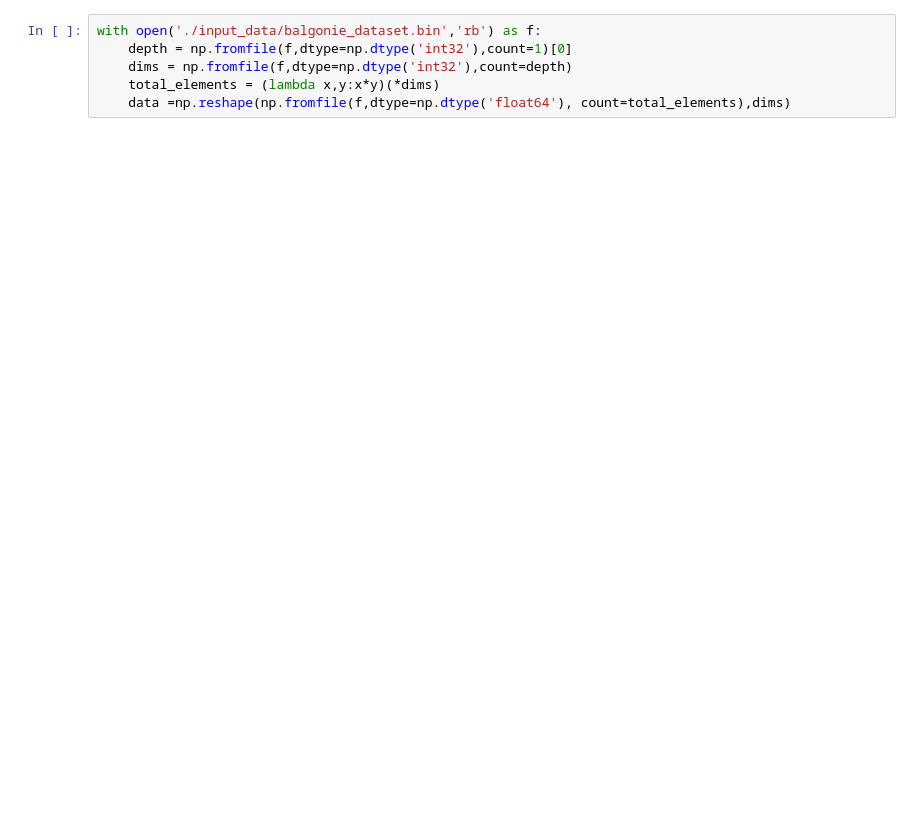
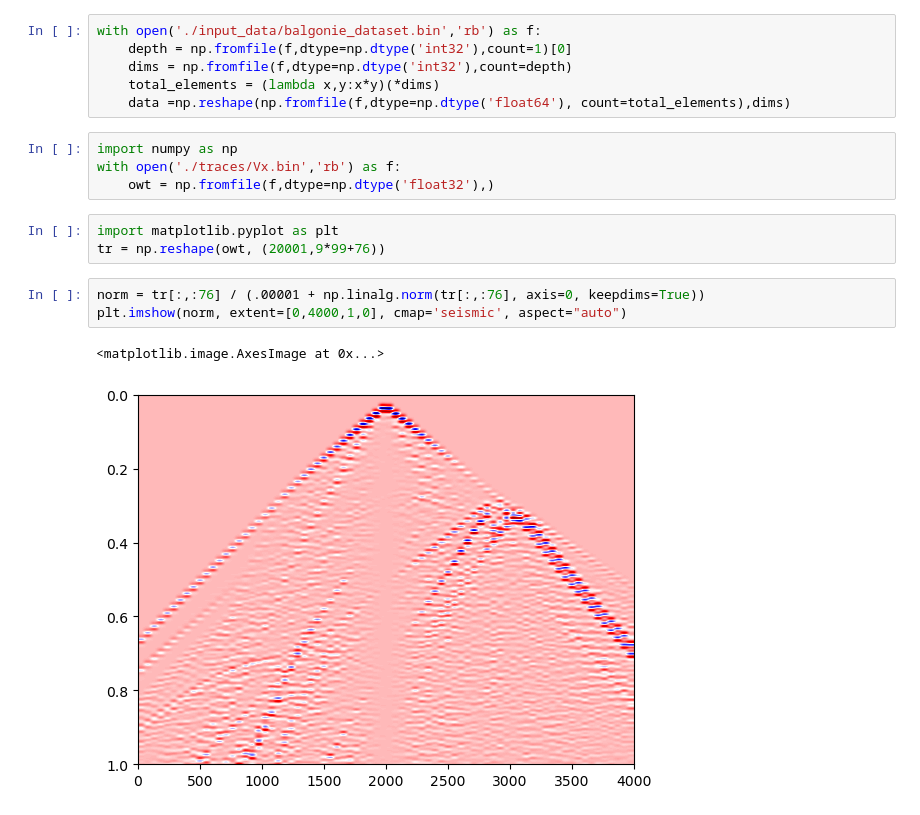
Before and after one commit to gpap-gpap/finite_difference_grids, a Jupyter notebook: generate_finite_difference_grids.ipynb, the cells around one changed output. Saved outputs shown, nothing was run; the diff lists cells and outputs as text; blank space fills up the shorter version.

```diff
--- a/generate_finite_difference_grids.ipynb
+++ b/generate_finite_difference_grids.ipynb
@@ -300,3 +300,16 @@ with open('./input_data/balgonie_dataset.bin','rb') as f:
     dims = np.fromfile(f,dtype=np.dtype('int32'),count=depth)
     total_elements = (lambda x,y:x*y)(*dims)
     data =np.reshape(np.fromfile(f,dtype=np.dtype('float64'), count=total_elements),dims)
+# %%
+import numpy as np
+with open('./traces/Vx.bin','rb') as f:
+    owt = np.fromfile(f,dtype=np.dtype('float32'),)
+# %%
+import matplotlib.pyplot as plt
+tr = np.reshape(owt, (20001,9*99+76))
+# %%
+norm = tr[:,:76] / (.00001 + np.linalg.norm(tr[:,:76], axis=0, keepdims=True))
+plt.imshow(norm, extent=[0,4000,1,0], cmap='seismic', aspect="auto")
+# %% [output]
+<matplotlib.image.AxesImage at 0x...>
+[figure, added]
```
Also changed, not shown: parts of 10 cells of this notebook, 5 other files.
